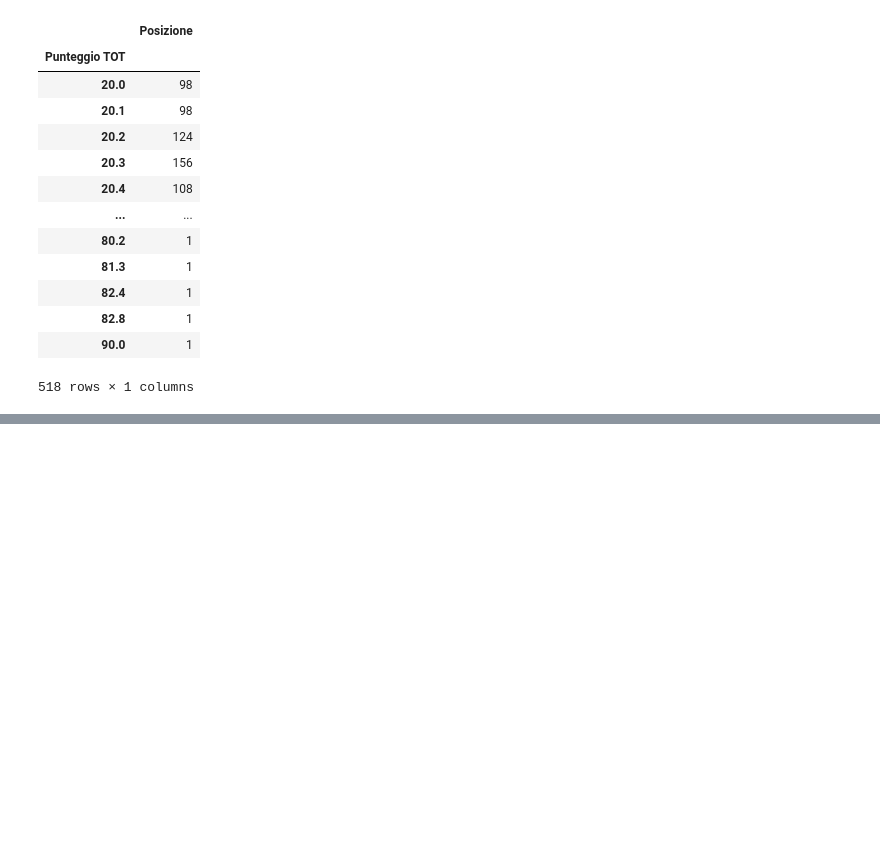
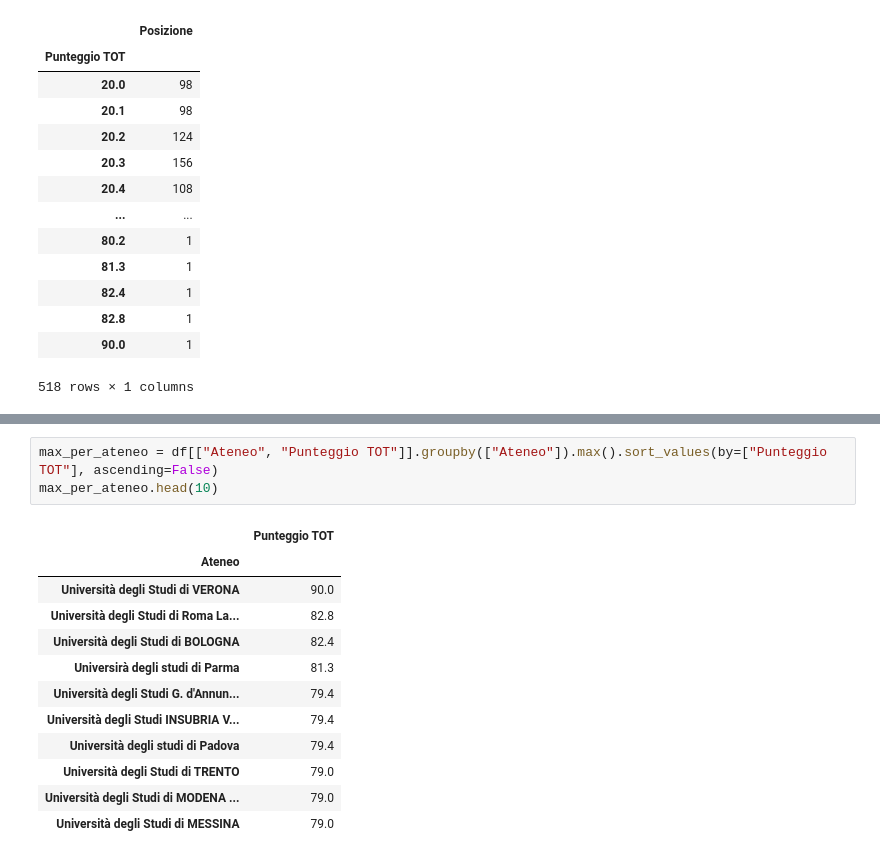
Before and after one commit to devilteo911/analisi_test_medicina_2022, a Jupyter notebook: test_med.ipynb, the cells around one changed output, grey strips where cells are left out. Drawn from its saved outputs; the diff is of its cells as text; blank space fills up the shorter version.

```diff
--- a/test_med.ipynb
+++ b/test_med.ipynb
@@ -68,0 +90,16 @@ plt.show()
+# %%
+max_per_ateneo = df[["Ateneo", "Punteggio TOT"]].groupby(["Ateneo"]).max().sort_values(by=["Punteggio TOT"], ascending=False)
+max_per_ateneo.head(10)
+# %% [output]
+|  | Punteggio TOT |
+| Ateneo |  |
+| Università degli Studi di VERONA | 90.0 |
+| Università degli Studi di Roma La... | 82.8 |
+| Università degli Studi di BOLOGNA | 82.4 |
+| Universirà degli studi di Parma | 81.3 |
+| Università degli Studi G. d'Annun... | 79.4 |
+| Università degli Studi INSUBRIA V... | 79.4 |
+| Università degli studi di Padova | 79.4 |
+| Università degli Studi di TRENTO | 79.0 |
+| Università degli Studi di MODENA ... | 79.0 |
+| Università degli Studi di MESSINA | 79.0 |
```
Also changed, not shown: parts of 9 cells of this notebook, 1 other file.
